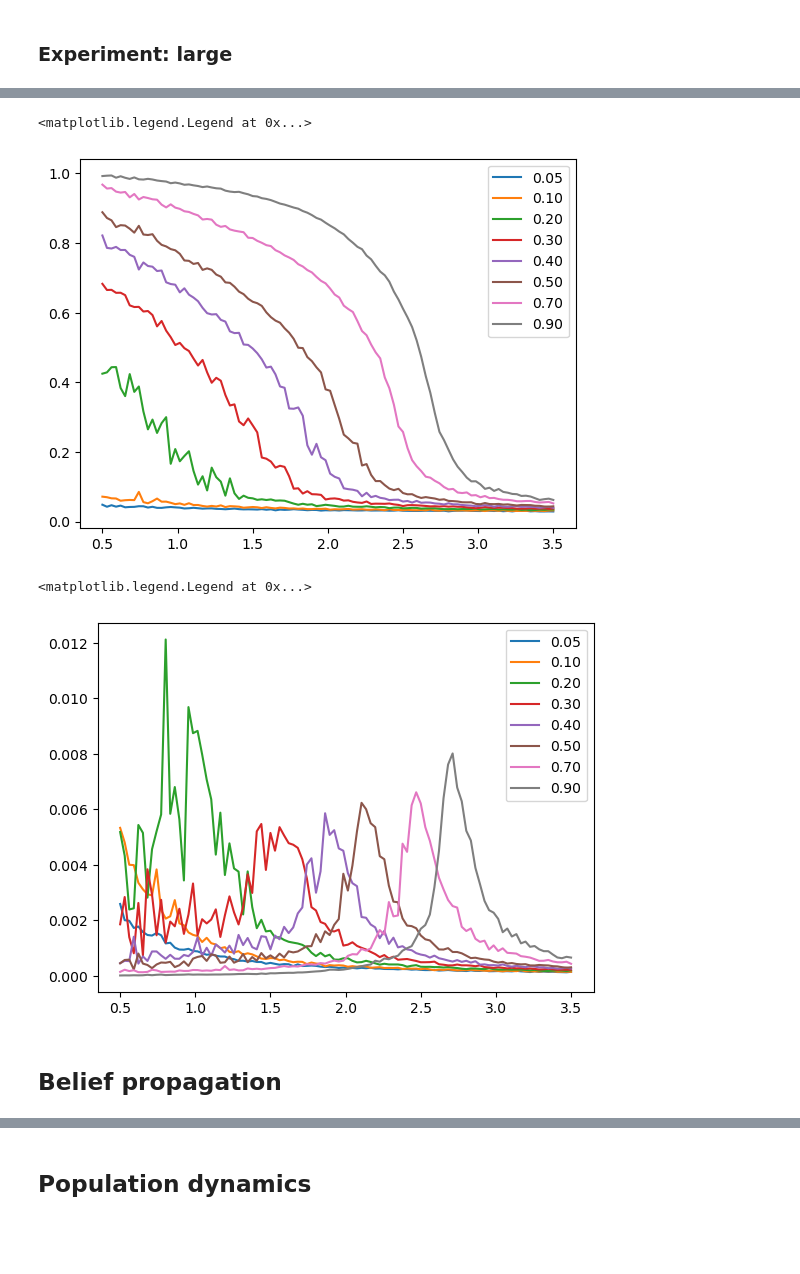
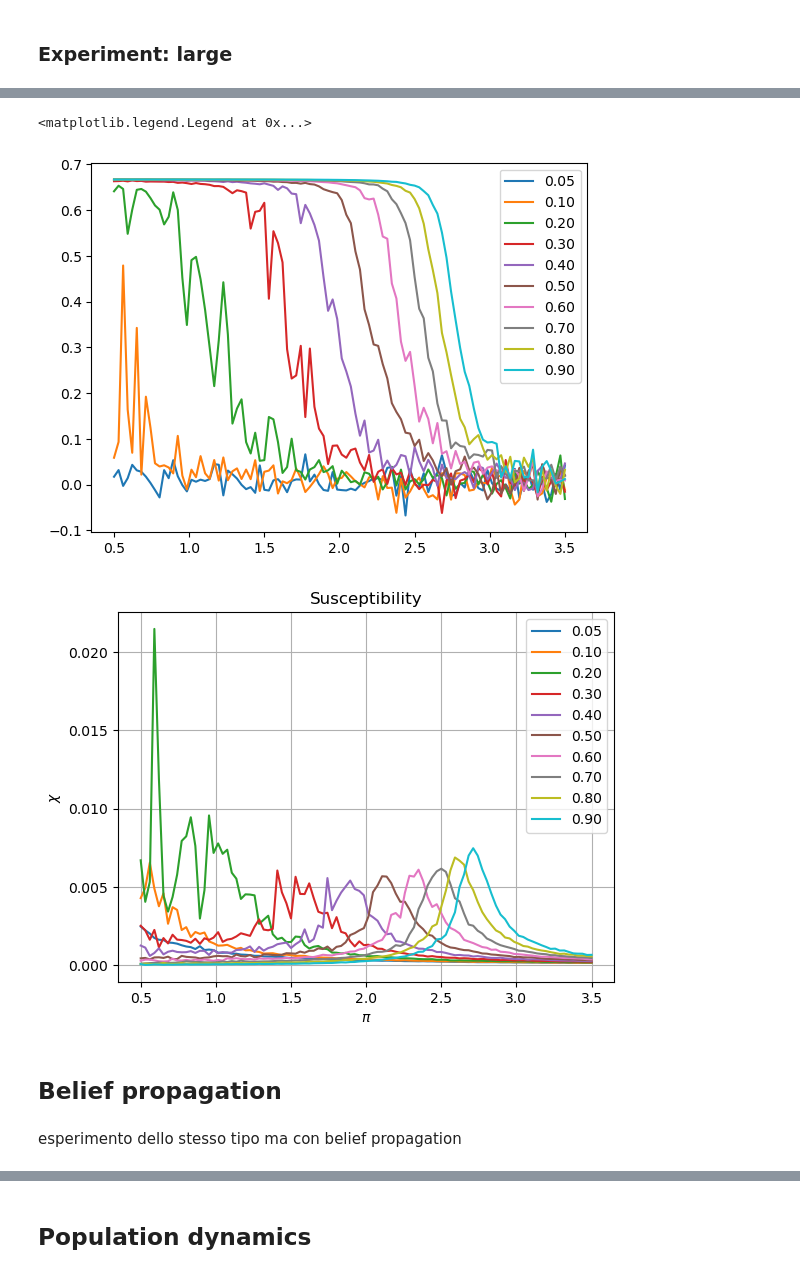
Before and after one commit to EliaBronzo/Complex_network_project, a Jupyter notebook: CN_to_submit.ipynb, the cells around one changed output, grey strips where cells are left out. Saved outputs shown, nothing was run; the diff lists cells and outputs as text; code cells hidden in the pictures; blank space fills up the shorter version.

```diff
--- a/CN_to_submit.ipynb
+++ b/CN_to_submit.ipynb
@@ -1425,0 +1497,13 @@ mss[-1,-1,:].max()
+# %%
+# 100 histograms
+Ts = np.linspace(0.5,3.5,100)
+Pis_1 = np.array([0.05, 0.1, 0.2,0.3, 0.4, 0.5,0.6, 0.7,0.8, 0.9])
+for i, T in enumerate(Ts):
+    for j, pi in enumerate(Pis_1):
+        plt.hist(mss_long[i,j,:],bins=20,density=True,edgecolor='black',label=fr"$\pi$={pi:.2f}")
+
+    plt.title(f"histogram of m at t = {T:.2f}")
+    plt.legend()
+    plt.xlabel("m")
+    plt.savefig(f"data/histo{T:.2f}.png")
+    plt.show()
@@ -1426,6 +1512,17 @@ mss[-1,-1,:].max()
 # %%
 m_chi = np.zeros((Ts.shape[0],Pis_1.shape[0],2))
+binder_mcmc = np.zeros((Ts.shape[0],Pis_1.shape[0]))
 for j, T in enumerate(Ts):
     for i, elm in enumerate(Pis_1):
-        m_chi[j,i,0] = np.mean(np.abs(mss_big[j,i,:]))
-        m_chi[j,i,1] = 1/T*(np.mean(mss_big[j,i,:]**2)-m_chi[j,i,0]**2)
+        m_chi[j,i,0] = np.mean(np.abs(mss_long[j,i,:]))
+        m_chi[j,i,1] = 1/T*(np.mean(mss_long[j,i,:]**2)-m_chi[j,i,0]**2)
+        binder_mcmc[j,i] = binder(mss_long[j,i,:])
+# %%
+for i, elm in enumerate(Pis_1):
+    plt.plot(Ts, m_chi[:,i,0],label=f"{elm:.2f}")
+plt.legend()
+plt.title("Absolute value of the magnetization")
+plt.xlabel(r"$\pi$")
+plt.ylabel(r"$\overline{|m|}$")
+plt.grid(True)
+plt.savefig("mcmc_m.png")
@@ -1432,17 +1531,21 @@ for j, T in enumerate(Ts):
 # %%
 for i, elm in enumerate(Pis_1):
-    plt.plot(Ts, m_chi[:,i,0],label=f"{elm:.2f}")
+    plt.plot(Ts, binder_mcmc[:,i],label=f"{elm:.2f}")
 plt.legend()
 # %% [output]
 <matplotlib.legend.Legend at 0x...>
-[figure, old version]
+[figure, new version]
 # %%
 for i, elm in enumerate(Pis_1):
     plt.plot(Ts, m_chi[:,i,1],label=f"{elm:.2f}")
 plt.legend()
+plt.title("Susceptibility")
+plt.xlabel(r"$\pi$")
+plt.ylabel(r"$\chi$")
+plt.grid(True)
+plt.savefig("chi.png")
 # %% [output]
-<matplotlib.legend.Legend at 0x...>
-[figure, old version]
+[figure, new version]
 # %% [markdown]
 ## Belief propagation
 # %%
@@ -1507,3 +1613,5 @@ def bp(N,pi,T,max_iter,tol=1e-3,seed=0):
     m = h_to_m(h,T)
     return m
+# %% [markdown]
+esperimento dello stesso tipo ma con belief propagation
 # %%
```
Also changed, not shown: parts of 136 cells of this notebook.
